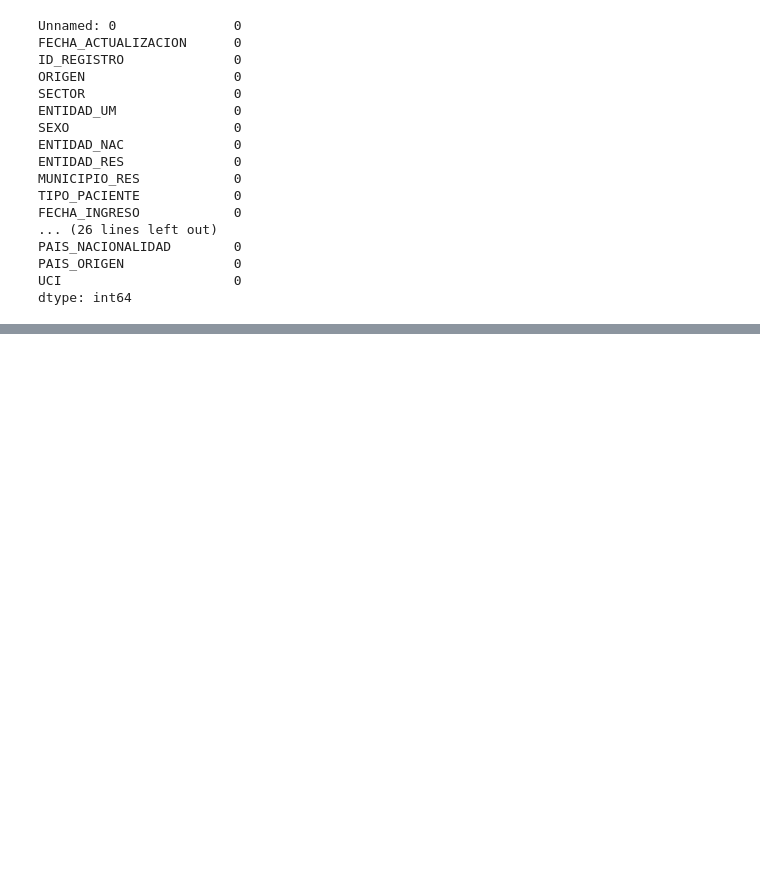
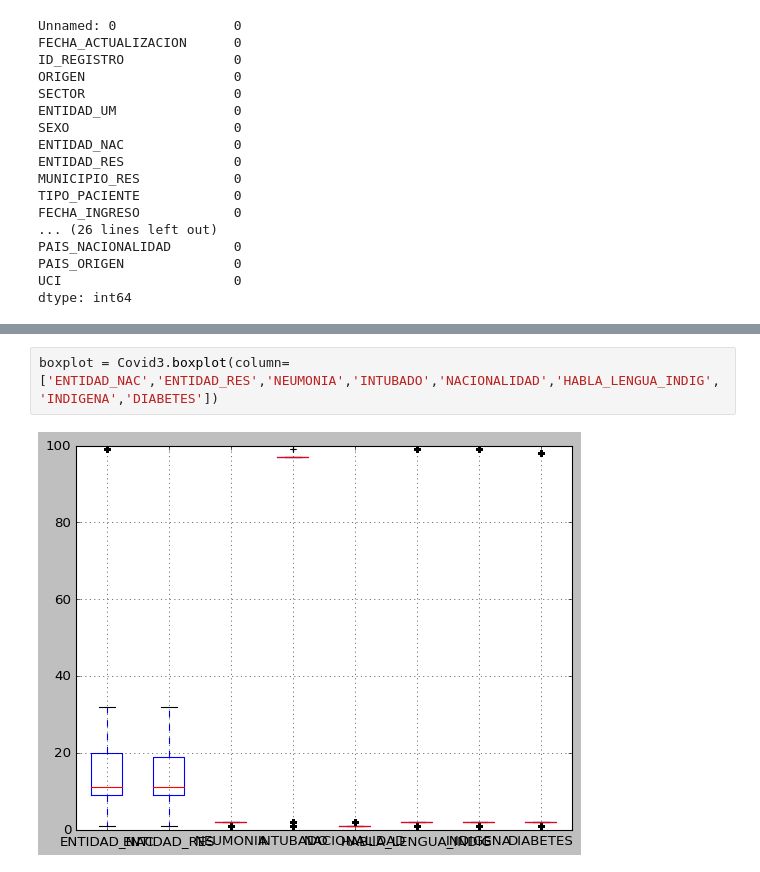
Before and after one commit to rodrigoruizteodoro/Actividad_4, a Jupyter notebook: 9_covid.ipynb, the cells around one changed output, grey strips where cells are left out. Cells and saved outputs as stored; diff of their text form; blank space fills up the shorter version.

```diff
--- a/9_covid.ipynb
+++ b/9_covid.ipynb
@@ -130,0 +169,4 @@ dtype: int64
+# %%
+boxplot = Covid3.boxplot(column=['ENTIDAD_NAC','ENTIDAD_RES','NEUMONIA','INTUBADO','NACIONALIDAD','HABLA_LENGUA_INDIG','INDIGENA','DIABETES'])
+# %% [output]
+[figure, added]
```
Also changed, not shown: parts of 10 cells of this notebook.
